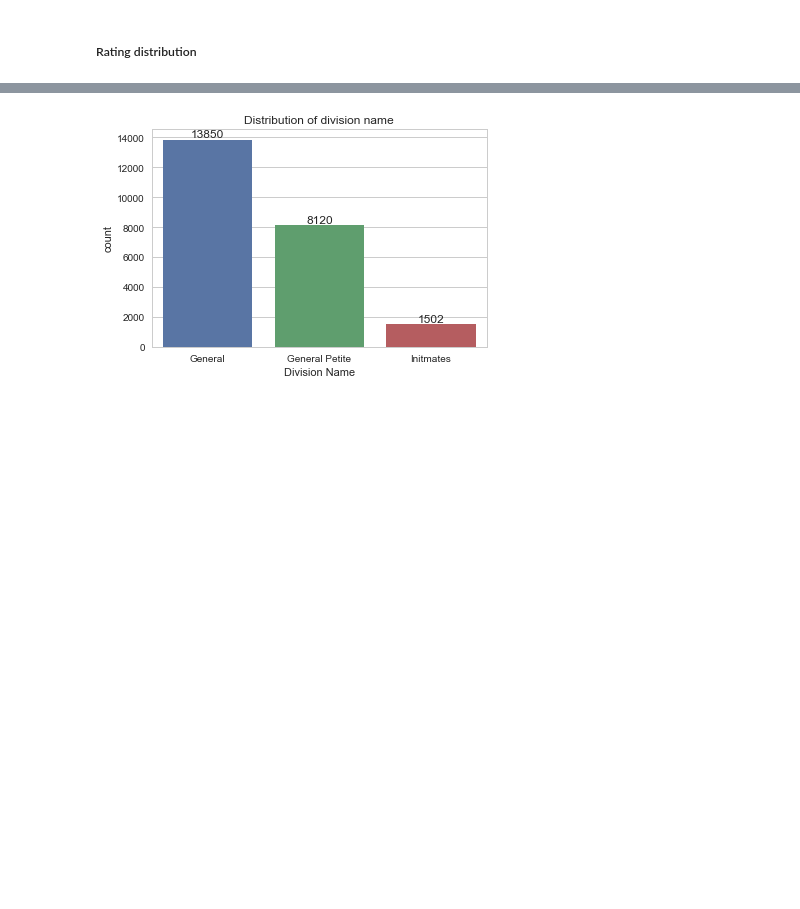
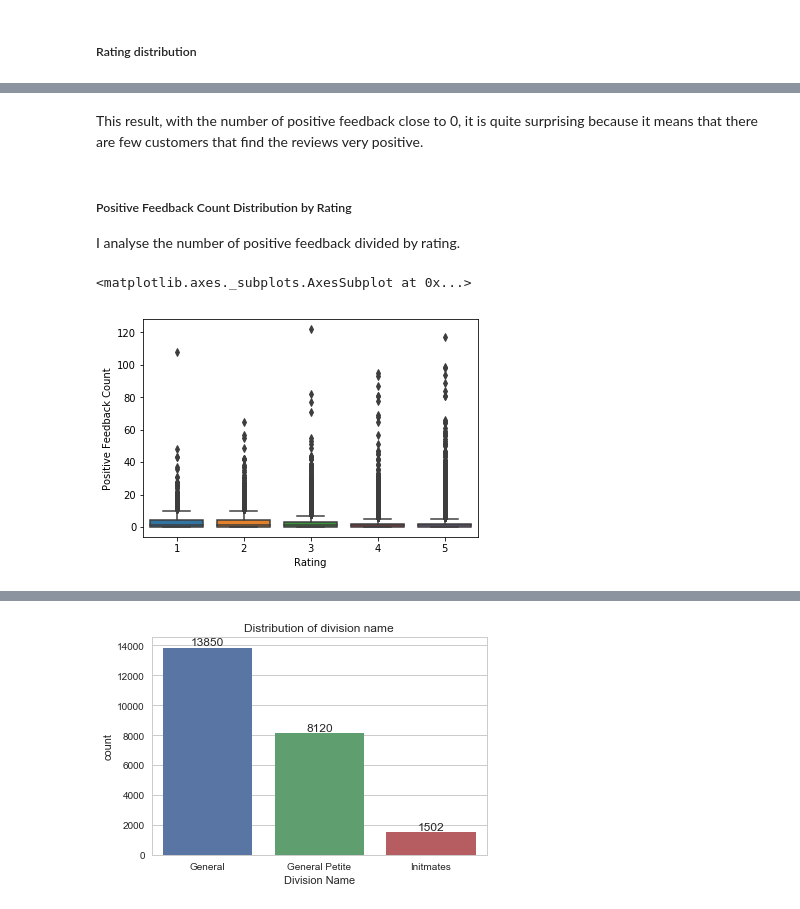
Before and after one commit to LisaB83/Analysis-on-e-commerce-reviews, a Jupyter notebook: Capstone_Project_EDA.ipynb, the cells around one changed output, grey strips where cells are left out. Drawn from its saved outputs; the diff is of its cells as text; code cells hidden in the pictures; blank space fills up the shorter version.

```diff
--- a/Capstone_Project_EDA.ipynb
+++ b/Capstone_Project_EDA.ipynb
@@ -372,0 +143,11 @@ Text(0.5,1,'Distribution of rating')
+# %% [markdown]
+This result, with the number of positive feedback close to 0, it is quite surprising because it means that there are few customers that find the reviews very positive.
+# %% [markdown]
+##### Positive Feedback Count Distribution by Rating
+
+I analyse the number of positive feedback divided by rating.
+# %%
+sns.boxplot(x='Rating', y='Positive Feedback Count', data=rev)
+# %% [output]
+<matplotlib.axes._subplots.AxesSubplot at 0x...>
+[figure, added]
```
Also changed, not shown: parts of 96 cells of this notebook.
